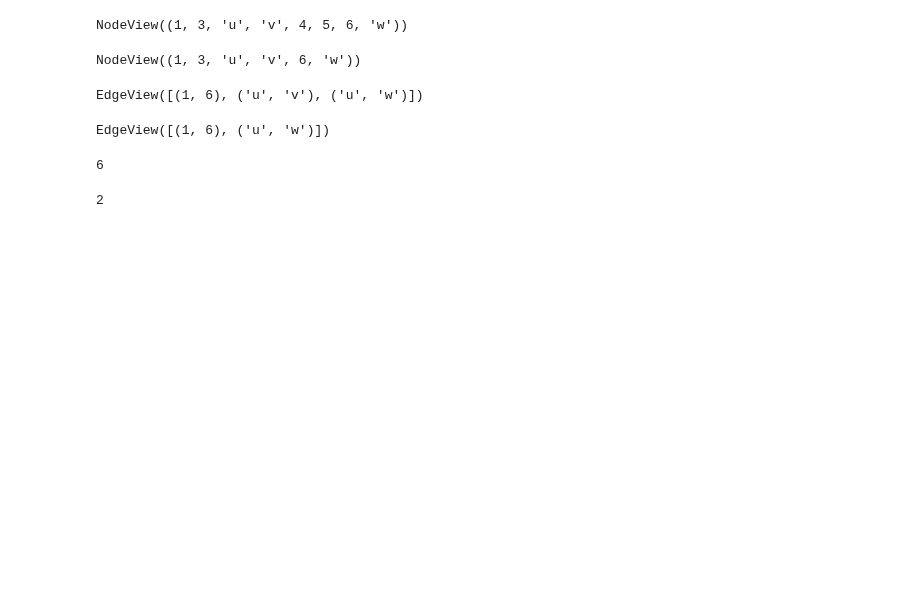
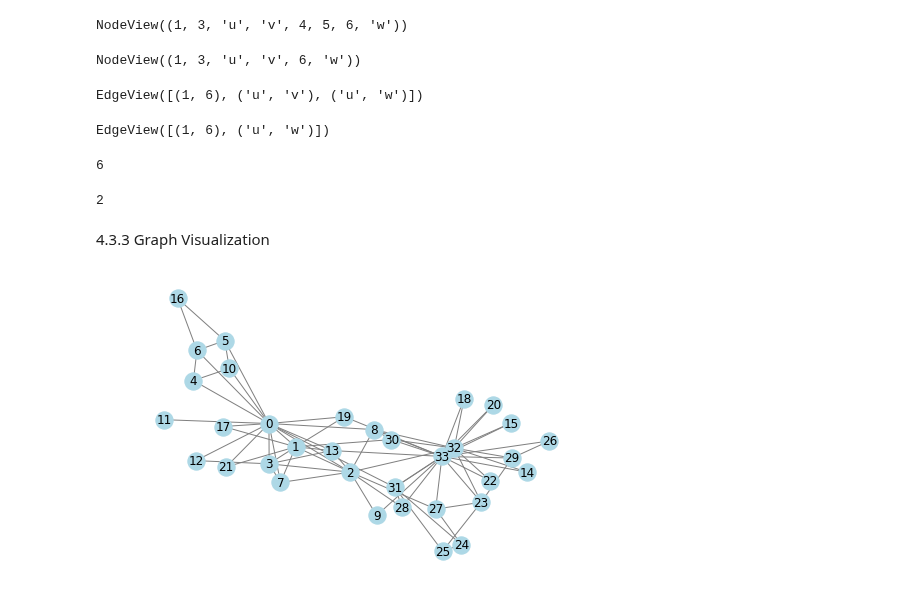
Before and after one commit to udaytak/Edx_PythonForResearch, a Jupyter notebook: 4_31. Case Study - Social Network Analysis.ipynb, the cells around one changed output. Saved outputs shown, nothing was run; the diff lists cells and outputs as text; code cells hidden in the pictures; blank space fills up the shorter version.

Commit message:
4.3.3 Graph Visualization

```diff
--- a/4_31. Case Study - Social Network Analysis.ipynb
+++ b/4_31. Case Study - Social Network Analysis.ipynb
@@ -94,3 +94,12 @@ G.number_of_nodes()
 G.number_of_edges()
 # %% [output]
 2
+# %% [markdown]
+4.3.3 Graph Visualization
+# %%
+'''
+Karate club graph dataset
+nodes - members
+edges - friendship between members
+'''
+G =nx.karate_club_graph()
@@ -96,0 +108,4 @@ G.number_of_edges()
+# %%
+nx.draw(G, with_labels=True, node_color="lightblue", edge_color="Grey") #labels visible inside nodes
+# %% [output]
+[figure, added]
```
Also changed, not shown: parts of 6 cells of this notebook, 1 other file.
